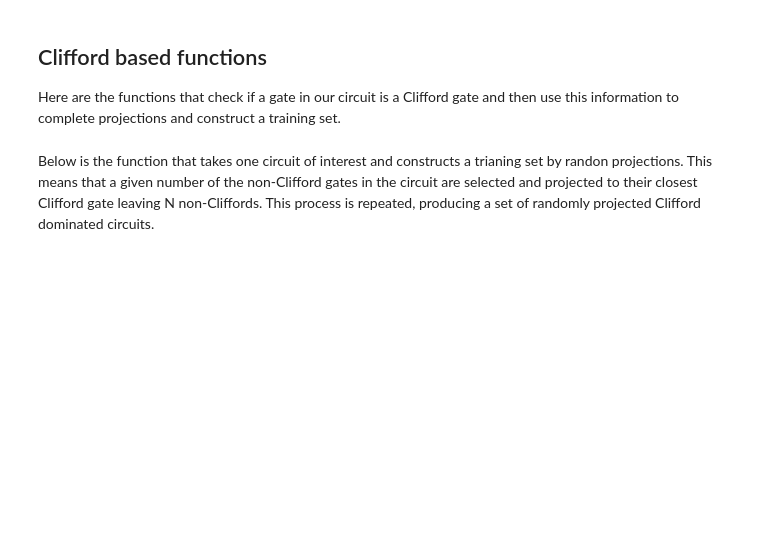
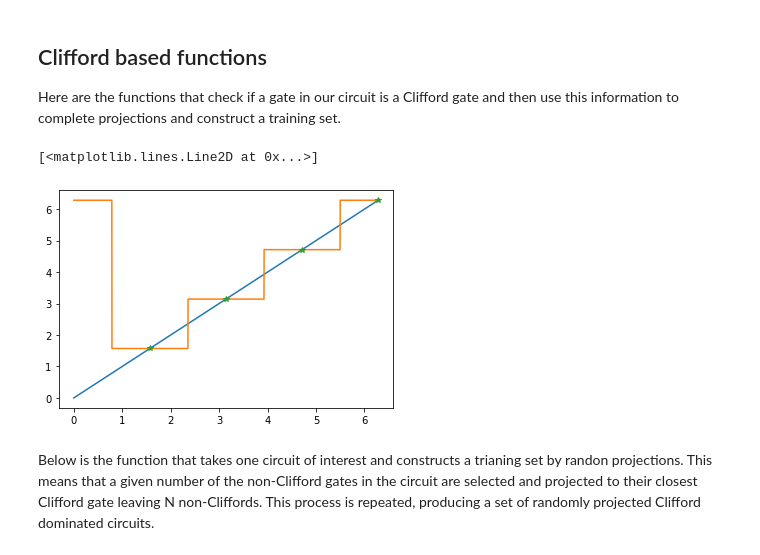
Before and after one commit to unitaryfund/mitiq, a Jupyter notebook: mitiq/vnCDR/vnCDR_sketch.ipynb, the cells around one changed output. Saved outputs shown, nothing was run; the diff lists cells and outputs as text; code cells hidden in the pictures; blank space fills up the shorter version.

```diff
--- a/mitiq/vnCDR/vnCDR_sketch.ipynb
+++ b/mitiq/vnCDR/vnCDR_sketch.ipynb
@@ -430,7 +431,7 @@ def ClosestClifford(
     cliff_angs = [np.pi/2, np.pi, np.pi*3/2, 2*np.pi]
     diff_list=[]
     for cliff_ang in cliff_angs:
-        diff_list.append(abs((ang)%(2*np.pi)-cliff_ang))
+        diff_list.append(abs(e**(-1j*ang)-e**(-1j*cliff_ang)))
     min_1 = min(diff_list)
     # need to check that there are not two min values in list
     diff_list_copy = diff_list.copy()
@@ -447,6 +448,16 @@ def ClosestClifford(
 
 # vectorize so function can take array of angles.
 ClosestClifford = np.vectorize(ClosestClifford)
+# %%
+x = np.arange(0,2*np.pi,0.001)
+y = ClosestClifford(x)
+cliffangs = [np.pi/2, np.pi, 3*np.pi/2, 2*np.pi]
+plt.plot(x,x)
+plt.plot(x,y)
+plt.plot(cliffangs, cliffangs,'*')
+# %% [output]
+[<matplotlib.lines.Line2D at 0x...>]
+[figure, added]
 # %% [markdown]
 Below is the function that takes one circuit of interest and constructs a trianing set by randon projections. This means that a given number of the non-Clifford gates in the circuit are selected and projected to their closest Clifford gate leaving N non-Cliffords. This process is repeated, producing a set of randomly projected Clifford dominated circuits.
 # %%
```
Also changed, not shown: parts of 13 cells of this notebook.
